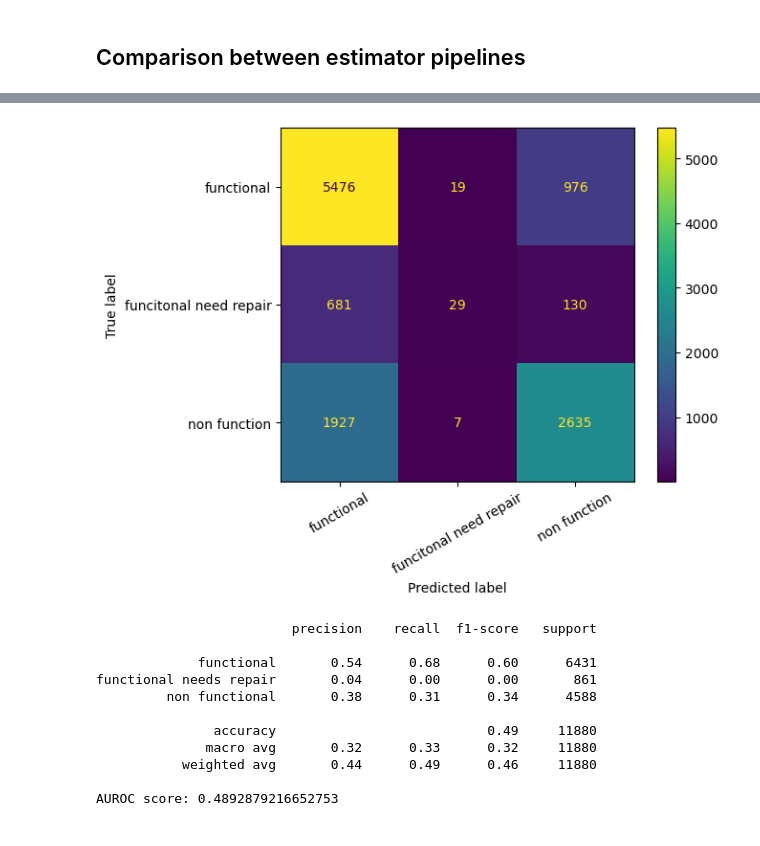
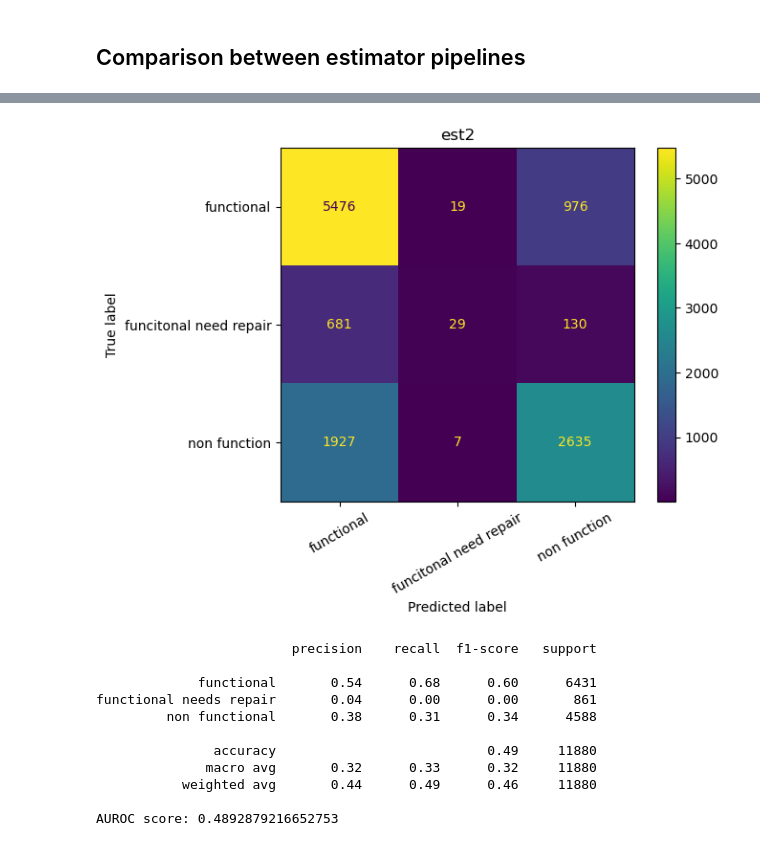
Before and after one commit to roberthobblebottom/pump-it-up, a Jupyter notebook: 1.ipynb, the cells around one changed output, grey strips where cells are left out. Drawn from its saved outputs; the diff is of its cells as text; code cells hidden in the pictures.

```diff
--- a/1.ipynb
+++ b/1.ipynb
@@ -455,15 +435,15 @@ AUROC score: 0.4870865215063838
 # %%
 cm = confusion_matrix(y_test,y_predictions_2)
 display = ConfusionMatrixDisplay(confusion_matrix=cm,display_labels=["functional","funcitonal need repair", "non function"])
 display.plot()
 plt.xticks(rotation = 30)
-
+plt.title("est2")
 plt.show()
 
 print(classification_report(y_train, y_predictions_2))
 print("AUROC score:",roc_auc_score(y_test_binarized, y_probabilities_2,multi_class='ovr',labels=[0,1,2]))
 # %% [output]
-[figure, old version]
+[figure, new version]
                          precision    recall  f1-score   support
 
              functional       0.54      0.68      0.60      6431
```
Also changed, not shown: parts of 5 cells of this notebook.
